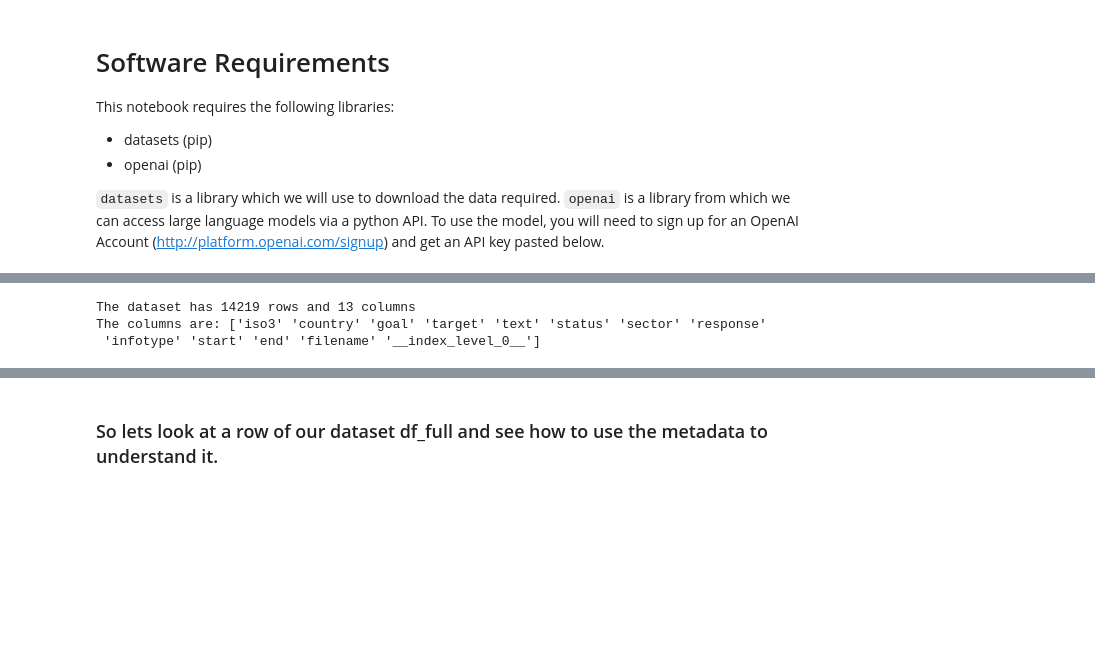
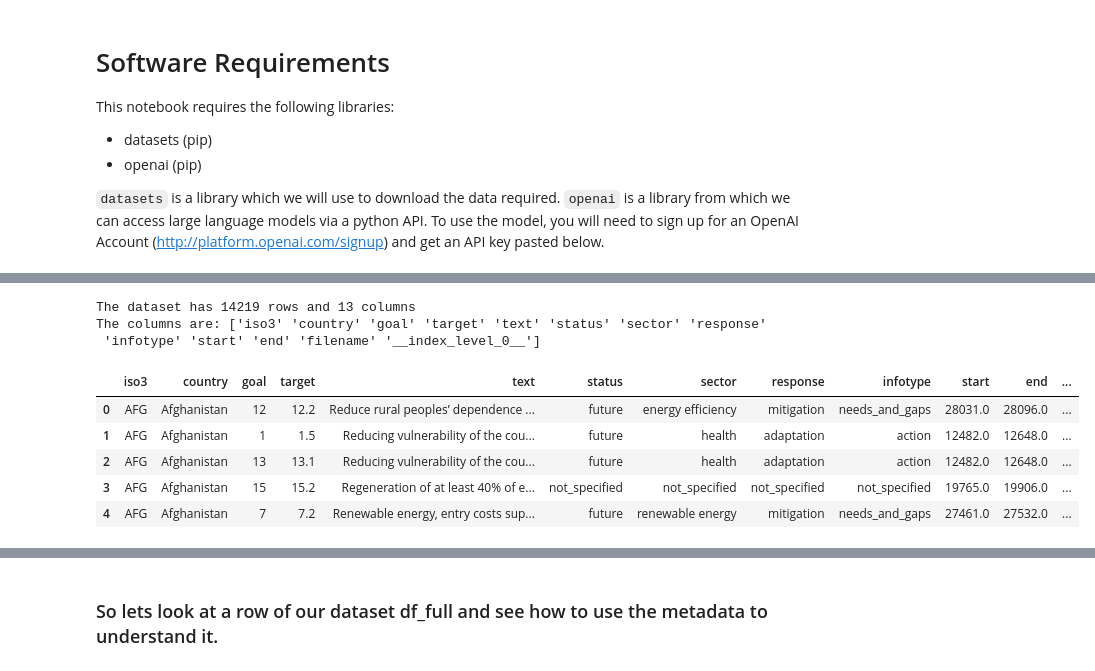
Before and after one commit to climatechange-ai-tutorials/nlp-policy-analysis, a Jupyter notebook: part2_paris_prompts.ipynb, the cells around one changed output, grey strips where cells are left out. Drawn from its saved outputs; the diff is of its cells as text; code cells hidden in the pictures; blank space fills up the shorter version.

```diff
--- a/part2_paris_prompts.ipynb
+++ b/part2_paris_prompts.ipynb
@@ -109,17 +130,24 @@ from datasets import load_dataset
 # %%
 # This here is how we will load the SDG dataset from the HuggingFace Hub.
 # It has already been preprocessed for you to use.
 dataset = load_dataset("dspoka/sdg-single")
 
 # Here we will transform the dataset into a pandas dataframe
 df_full = dataset['full'].to_pandas()
 
 print(f'The dataset has {df_full.shape[0]} rows and {df_full.shape[1]} columns')
 print(f'The columns are: {df_full.columns.values}')
+df_full.head()
 # %% [output]
 The dataset has 14219 rows and 13 columns
 The columns are: ['iso3' 'country' 'goal' 'target' 'text' 'status' 'sector' 'response'
  'infotype' 'start' 'end' 'filename' '__index_level_0__']
+|  | iso3 | country | goal | target | text | status | sector | response | infotype | start | end | ... |
+| 0 | AFG | Afghanistan | 12 | 12.2 | Reduce rural peoples’ dependence ... | future | energy efficiency | mitigation | needs_and_gaps | 28031.0 | 28096.0 | ... |
+| 1 | AFG | Afghanistan | 1 | 1.5 | Reducing vulnerability of the cou... | future | health | adaptation | action | 12482.0 | 12648.0 | ... |
+| 2 | AFG | Afghanistan | 13 | 13.1 | Reducing vulnerability of the cou... | future | health | adaptation | action | 12482.0 | 12648.0 | ... |
+| 3 | AFG | Afghanistan | 15 | 15.2 | Regeneration of at least 40% of e... | not_specified | not_specified | not_specified | not_specified | 19765.0 | 19906.0 | ... |
+| 4 | AFG | Afghanistan | 7 | 7.2 | Renewable energy, entry costs sup... | future | renewable energy | mitigation | needs_and_gaps | 27461.0 | 27532.0 | ... |
 # %% [markdown]
 <a name="data-source"></a>
 # Understanding the SDG Dataset
```
Also changed, not shown: parts of 93 cells of this notebook, 1 other file.
